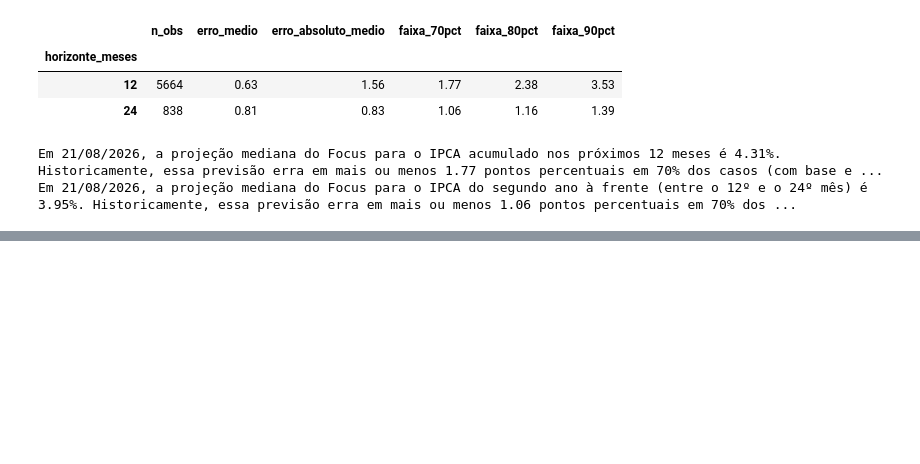
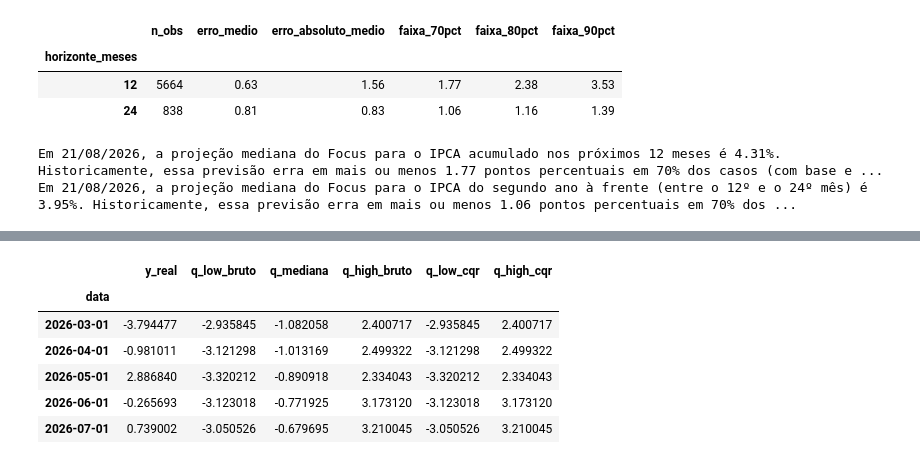
Before and after one commit to CarlosRoza/Projetos_dissertacao, a Jupyter notebook: testeghia.ipynb, the cells around one changed output, grey strips where cells are left out. Saved outputs shown, nothing was run; the diff lists cells and outputs as text; code cells hidden in the pictures; blank space fills up the shorter version.

```diff
--- a/testeghia.ipynb
+++ b/testeghia.ipynb
@@ -624,0 +693,64 @@ Em 21/08/2026, a projeção mediana do Focus para o IPCA do segundo ano à frent
+# %%
+def backtest_walk_forward_cqr(
+    dados: pd.DataFrame,
+    colunas_x: list[str],
+    coluna_y: str,
+    q_low: float = 0.1,
+    q_high: float = 0.9,
+    janela_minima: int = 120,
+    janela_calibracao: int = 36,
+) -> pd.DataFrame:
+    """
+    Backtest de regressão quantílica (quantis q_low/mediana/q_high) em janela
+    expansível, com correção conformal (CQR) por janela de calibração móvel.
+
+    Retorna uma linha por mês testado, com a previsão bruta, a previsão corrigida
+    pelo conformal e o valor realizado — a base para checar calibração depois.
+    """
+    dados = dados.sort_index()
+    X = sm.add_constant(dados[colunas_x])
+    y = dados[coluna_y]
+    nivel_cobertura_nominal = q_high - q_low
+
+    registros = []
+    scores_conformidade = []
+
+    for i in range(janela_minima, len(dados)):
+        X_treino, y_treino = X.iloc[:i], y.iloc[:i]
+        X_teste = X.iloc[[i]]
+        y_real = y.iloc[i]
+
+        preds = {}
+        for q in (q_low, 0.5, q_high):
+            resultado = QuantReg(y_treino, X_treino).fit(q=q, max_iter=2000)
+            preds[q] = resultado.predict(X_teste).iloc[0]
+
+        if len(scores_conformidade) >= janela_calibracao:
+            correcao = max(np.quantile(scores_conformidade[-janela_calibracao:], nivel_cobertura_nominal), 0.0)
+            q_low_cqr, q_high_cqr = preds[q_low] - correcao, preds[q_high] + correcao
+        else:
+            q_low_cqr, q_high_cqr = np.nan, np.nan
+
+        registros.append({
+            "data": dados.index[i],
+            "y_real": y_real,
+            "q_low_bruto": preds[q_low],
+            "q_mediana": preds[0.5],
+            "q_high_bruto": preds[q_high],
+            "q_low_cqr": q_low_cqr,
+            "q_high_cqr": q_high_cqr,
+        })
+
+        # score de não-conformidade (CQR): o quanto o valor real, se algum dia soubéssemos,
+        # ficaria fora do intervalo bruto — usado só para calibrar passos FUTUROS
+        scores_conformidade.append(max(preds[q_low] - y_real, y_real - preds[q_high]))
+
+    return pd.DataFrame(registros).set_index("data")
+
+
+resultado_cdi = backtest_walk_forward_cqr(dados_modelo, COLUNAS_X, "cdi")
+resultado_dolar = backtest_walk_forward_cqr(dados_modelo, COLUNAS_X, "dolar")
+
+registrar_log("backtest_cqr", "ok", {"n_cdi": len(resultado_cdi), "n_dolar": len(resultado_dolar)})
+resultado_dolar.tail()
+# %% [output]
@@ -624,0 +758,7 @@ Em 21/08/2026, a projeção mediana do Focus para o IPCA do segundo ano à frent
+|  | y_real | q_low_bruto | q_mediana | q_high_bruto | q_low_cqr | q_high_cqr |
+| data |  |  |  |  |  |  |
+| 2026-03-01 | -3.794477 | -2.935845 | -1.082058 | 2.400717 | -2.935845 | 2.400717 |
+| 2026-04-01 | -0.981011 | -3.121298 | -1.013169 | 2.499322 | -3.121298 | 2.499322 |
+| 2026-05-01 | 2.886840 | -3.320212 | -0.890918 | 2.334043 | -3.320212 | 2.334043 |
+| 2026-06-01 | -0.265693 | -3.123018 | -0.771925 | 3.173120 | -3.123018 | 3.173120 |
+| 2026-07-01 | 0.739002 | -3.050526 | -0.679695 | 3.210045 | -3.050526 | 3.210045 |
```
Also changed, not shown: parts of 21 cells of this notebook.
